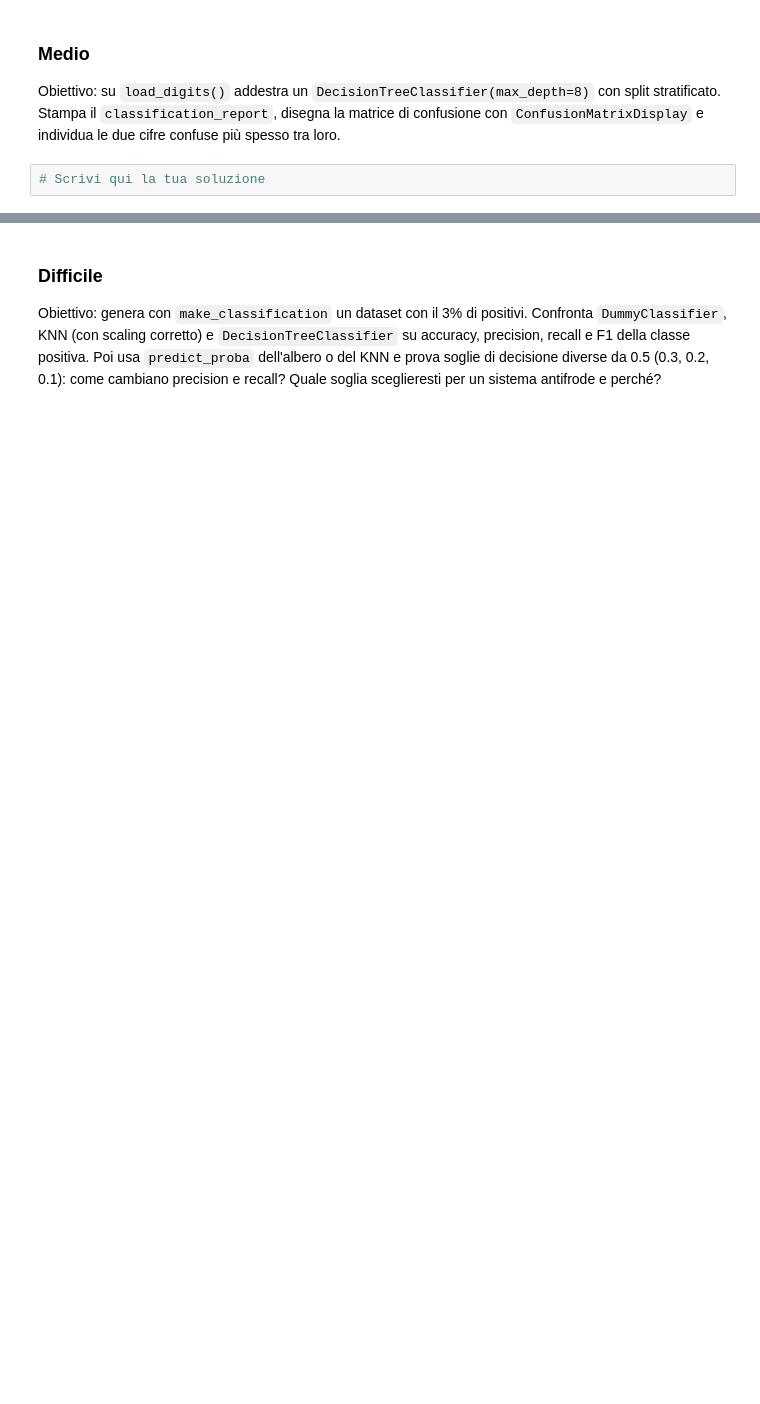
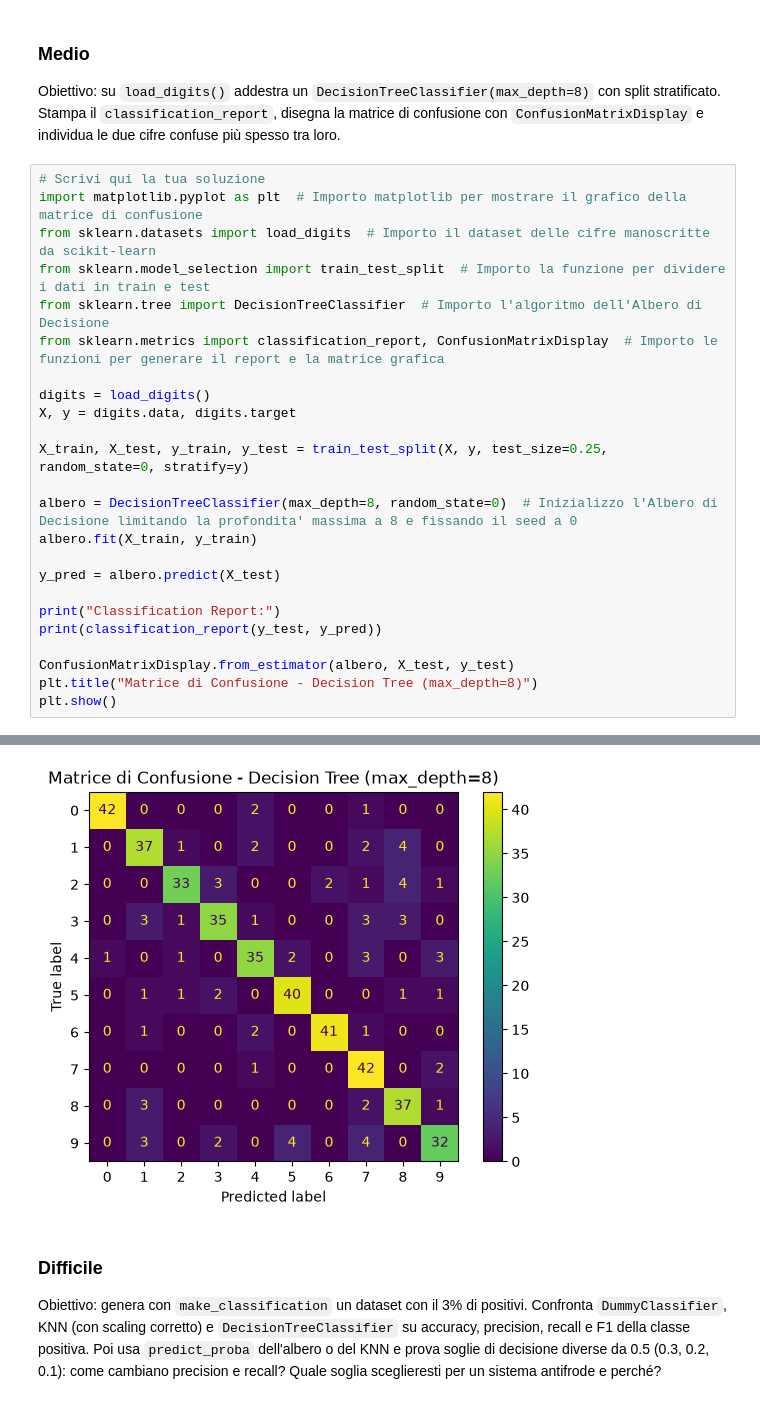
Before and after one commit to davidefioretti94-netizen/deposito_fioretti, a Jupyter notebook: lunedì_26/giorno-2-preprocessing-metriche.ipynb, the cells around one changed output, grey strips where cells are left out. Saved outputs shown, nothing was run; the diff lists cells and outputs as text; blank space fills up the shorter version.

```diff
--- a/lunedì_26/giorno-2-preprocessing-metriche.ipynb
+++ b/lunedì_26/giorno-2-preprocessing-metriche.ipynb
@@ -946,5 +970,28 @@ Obiettivo: un modello di controllo qualità ha analizzato 200 pezzi: 15 difettos
 # %% [markdown]
 ### Medio
 Obiettivo: su `load_digits()` addestra un `DecisionTreeClassifier(max_depth=8)` con split stratificato. Stampa il `classification_report`, disegna la matrice di confusione con `ConfusionMatrixDisplay` e individua le due cifre confuse più spesso tra loro.
-# %%
-# Scrivi qui la tua soluzione
+# %%
+# Scrivi qui la tua soluzione
+import matplotlib.pyplot as plt  # Importo matplotlib per mostrare il grafico della matrice di confusione
+from sklearn.datasets import load_digits  # Importo il dataset delle cifre manoscritte da scikit-learn
+from sklearn.model_selection import train_test_split  # Importo la funzione per dividere i dati in train e test
+from sklearn.tree import DecisionTreeClassifier  # Importo l'algoritmo dell'Albero di Decisione
+from sklearn.metrics import classification_report, ConfusionMatrixDisplay  # Importo le funzioni per generare il report e la matrice grafica
+
+digits = load_digits()
+X, y = digits.data, digits.target
+
+X_train, X_test, y_train, y_test = train_test_split(X, y, test_size=0.25, random_state=0, stratify=y)
+
+albero = DecisionTreeClassifier(max_depth=8, random_state=0)  # Inizializzo l'Albero di Decisione limitando la profondita' massima a 8 e fissando il seed a 0
+albero.fit(X_train, y_train)
+
+y_pred = albero.predict(X_test)
+
+print("Classification Report:")
+print(classification_report(y_test, y_pred))
+
+ConfusionMatrixDisplay.from_estimator(albero, X_test, y_test)
+plt.title("Matrice di Confusione - Decision Tree (max_depth=8)")
+plt.show()
+# %% [output]
@@ -951,3 +1015,4 @@ Obiettivo: su `load_digits()` addestra un `DecisionTreeClassifier(max_depth=8)`
+[figure, added]
 # %% [markdown]
 ### Difficile
 Obiettivo: genera con `make_classification` un dataset con il 3% di positivi. Confronta `DummyClassifier`, KNN (con scaling corretto) e `DecisionTreeClassifier` su accuracy, precision, recall e F1 della classe positiva. Poi usa `predict_proba` dell'albero o del KNN e prova soglie di decisione diverse da 0.5 (0.3, 0.2, 0.1): come cambiano precision e recall? Quale soglia sceglieresti per un sistema antifrode e perché?
```
Also changed, not shown: parts of 5 cells of this notebook, 1 other file.
